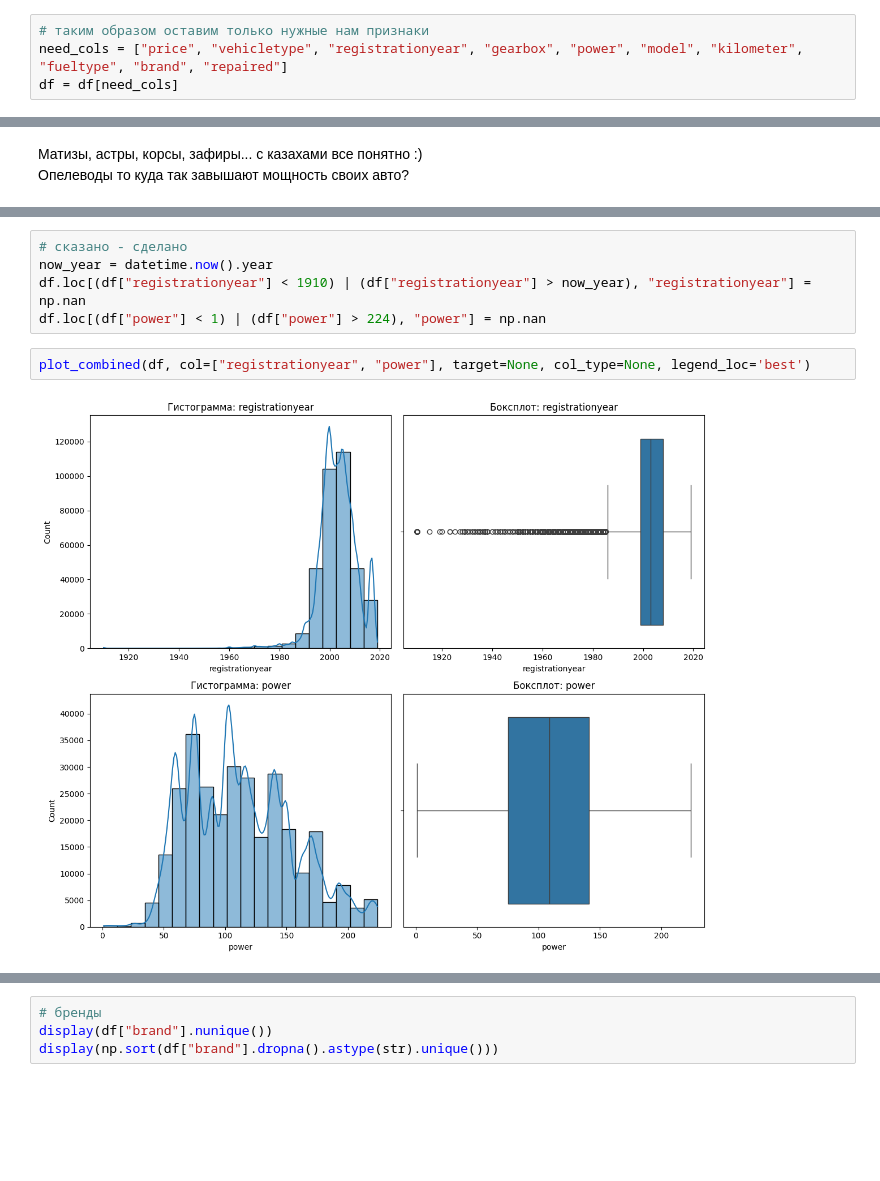
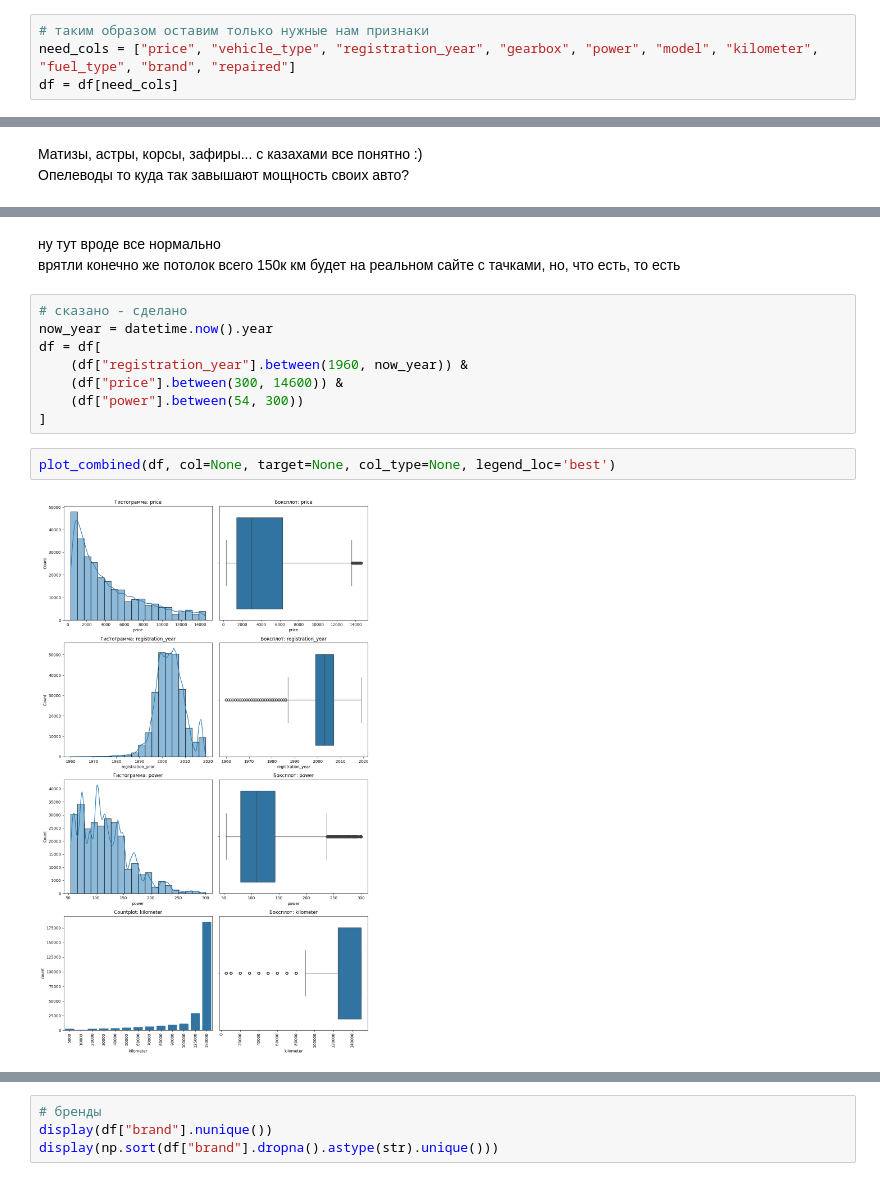
Before and after one commit to Ankudar/yandex_practicum_ds, a Jupyter notebook: 10) Chislennie_metodi/15d5adf9-246c-4b56-a6a8-43d94bd8231e.ipynb, the cells around one changed output, grey strips where cells are left out. Drawn from its saved outputs; the diff is of its cells as text; blank space fills up the shorter version.

```diff
--- a/10) Chislennie_metodi/15d5adf9-246c-4b56-a6a8-43d94bd8231e.ipynb
+++ b/10) Chislennie_metodi/15d5adf9-246c-4b56-a6a8-43d94bd8231e.ipynb
@@ -410,7 +500,7 @@ Price — цена (евро)
 ## Оставим влияющие на цену признаки
 # %%
 # таким образом оставим только нужные нам признаки
-need_cols = ["price", "vehicletype", "registrationyear", "gearbox", "power", "model", "kilometer", "fueltype", "brand", "repaired"]
+need_cols = ["price", "vehicle_type", "registration_year", "gearbox", "power", "model", "kilometer", "fuel_type", "brand", "repaired"]
 df = df[need_cols]
 # %%
 df.info()
@@ -531,12 +693,18 @@ Name: power, dtype: float64
+# %% [markdown]
+ну тут вроде все нормально
+врятли конечно же потолок всего 150к км будет на реальном сайте с тачками, но, что есть, то есть
 # %%
 # сказано - сделано
 now_year = datetime.now().year
-df.loc[(df["registrationyear"] < 1910) | (df["registrationyear"] > now_year), "registrationyear"] = np.nan
-df.loc[(df["power"] < 1) | (df["power"] > 224), "power"] = np.nan
+df = df[
+    (df["registration_year"].between(1960, now_year)) &
+    (df["price"].between(300, 14600)) &
+    (df["power"].between(54, 300))
+]
 # %%
-plot_combined(df, col=["registrationyear", "power"], target=None, col_type=None, legend_loc='best')
+plot_combined(df, col=None, target=None, col_type=None, legend_loc='best')
 # %% [output]
-[figure, old version]
+[figure, new version]
 # %%
 plot_categorical_columns(df, col=None, target=None)
 # %% [output]
```
Also changed, not shown: parts of 59 cells of this notebook.
